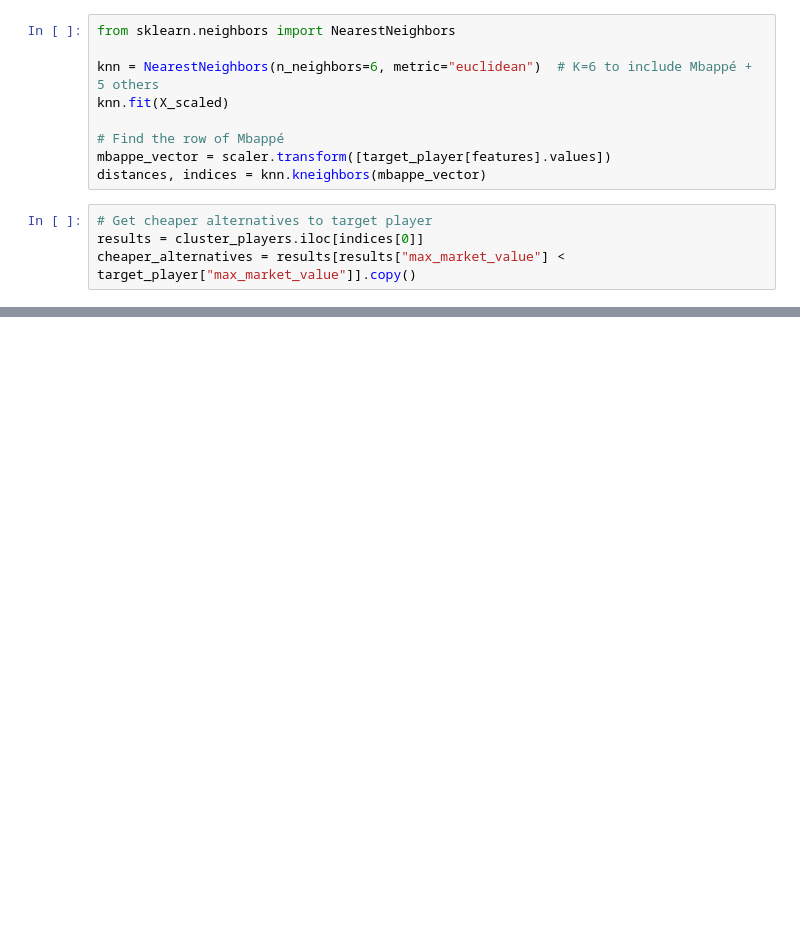
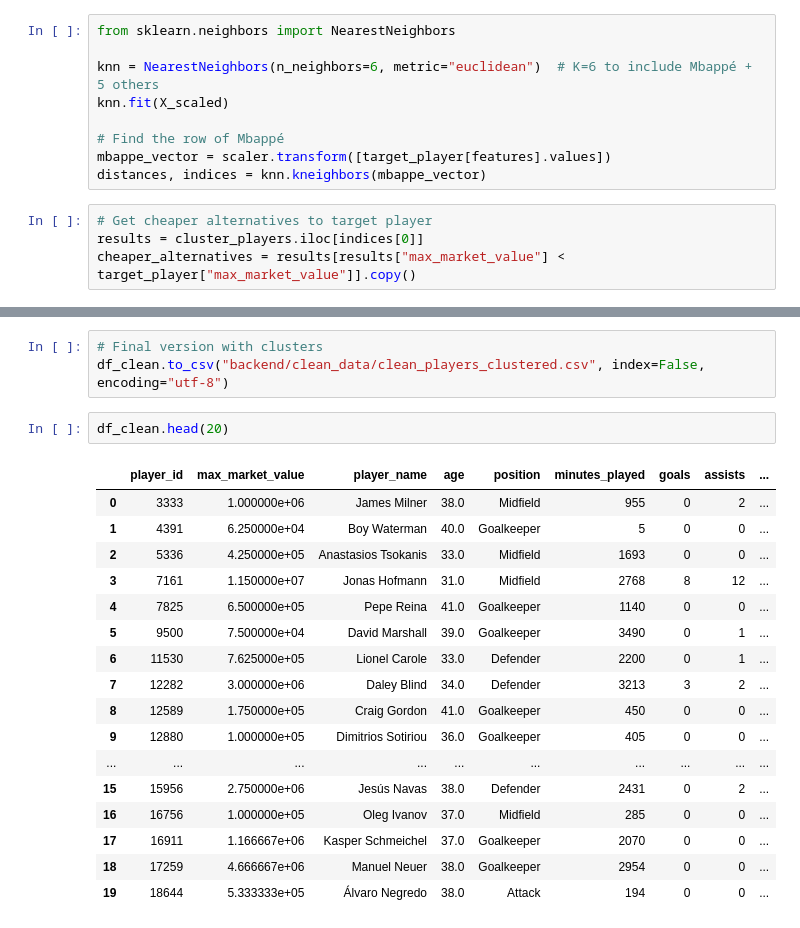
Before and after one commit to StinoNL/transfer_carrousel, a Jupyter notebook: backend/cleaned_datasets/stijn_recommender.ipynb, the cells around one changed output, grey strips where cells are left out. Cells and saved outputs as stored; diff of their text form; blank space fills up the shorter version.

```diff
--- a/backend/cleaned_datasets/stijn_recommender.ipynb
+++ b/backend/cleaned_datasets/stijn_recommender.ipynb
@@ -231,0 +232,23 @@ render_images(display_df)
+# %%
+# Final version with clusters
+df_clean.to_csv("backend/clean_data/clean_players_clustered.csv", index=False, encoding="utf-8")
+# %%
+df_clean.head(20)
+# %% [output]
+|  | player_id | max_market_value | player_name | age | position | minutes_played | goals | assists | ... |
+| 0 | 3333 | 1.000000e+06 | James Milner | 38.0 | Midfield | 955 | 0 | 2 | ... |
+| 1 | 4391 | 6.250000e+04 | Boy Waterman | 40.0 | Goalkeeper | 5 | 0 | 0 | ... |
+| 2 | 5336 | 4.250000e+05 | Anastasios Tsokanis | 33.0 | Midfield | 1693 | 0 | 0 | ... |
+| 3 | 7161 | 1.150000e+07 | Jonas Hofmann | 31.0 | Midfield | 2768 | 8 | 12 | ... |
+| 4 | 7825 | 6.500000e+05 | Pepe Reina | 41.0 | Goalkeeper | 1140 | 0 | 0 | ... |
+| 5 | 9500 | 7.500000e+04 | David Marshall | 39.0 | Goalkeeper | 3490 | 0 | 1 | ... |
+| 6 | 11530 | 7.625000e+05 | Lionel Carole | 33.0 | Defender | 2200 | 0 | 1 | ... |
+| 7 | 12282 | 3.000000e+06 | Daley Blind | 34.0 | Defender | 3213 | 3 | 2 | ... |
+| 8 | 12589 | 1.750000e+05 | Craig Gordon | 41.0 | Goalkeeper | 450 | 0 | 0 | ... |
+| 9 | 12880 | 1.000000e+05 | Dimitrios Sotiriou | 36.0 | Goalkeeper | 405 | 0 | 0 | ... |
+| ... | ... | ... | ... | ... | ... | ... | ... | ... | ... |
+| 15 | 15956 | 2.750000e+06 | Jesús Navas | 38.0 | Defender | 2431 | 0 | 2 | ... |
+| 16 | 16756 | 1.000000e+05 | Oleg Ivanov | 37.0 | Midfield | 285 | 0 | 0 | ... |
+| 17 | 16911 | 1.166667e+06 | Kasper Schmeichel | 37.0 | Goalkeeper | 2070 | 0 | 0 | ... |
+| 18 | 17259 | 4.666667e+06 | Manuel Neuer | 38.0 | Goalkeeper | 2954 | 0 | 0 | ... |
+| 19 | 18644 | 5.333333e+05 | Álvaro Negredo | 38.0 | Attack | 194 | 0 | 0 | ... |
```
Also changed, not shown: parts of 2 cells of this notebook, 2 other files.
